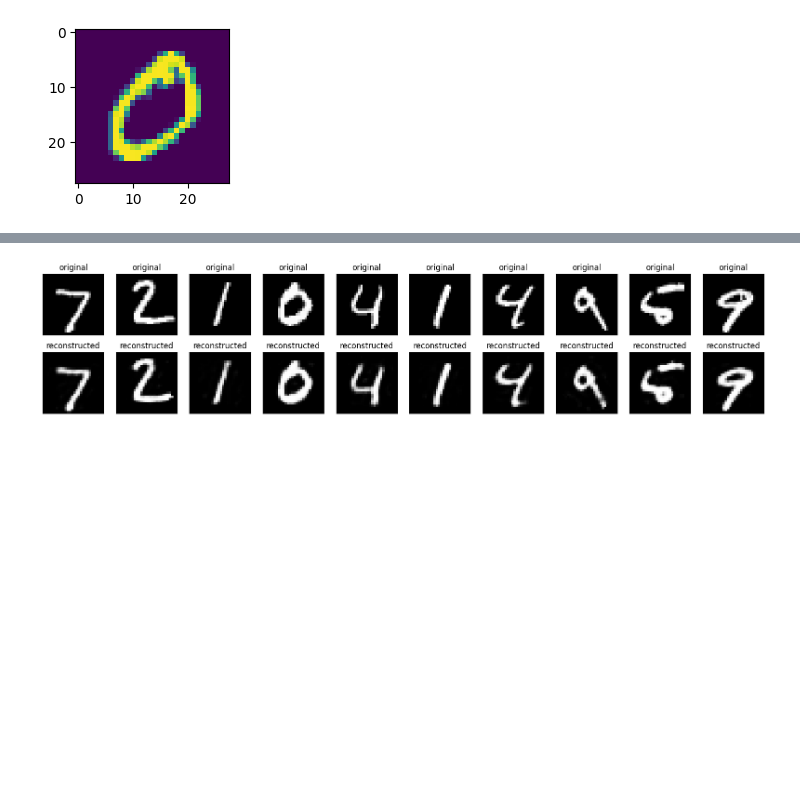
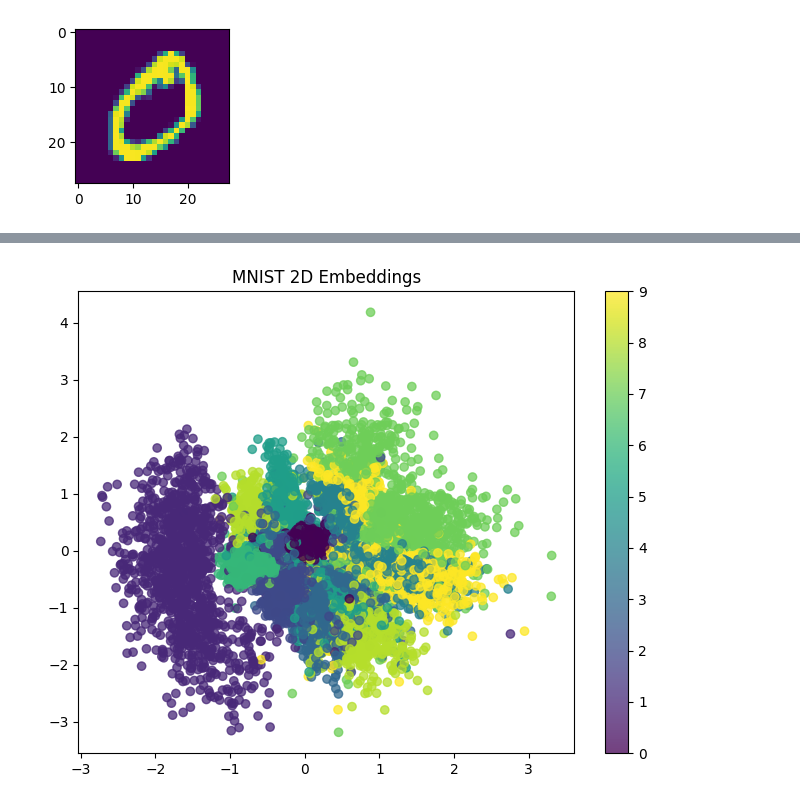
Before and after one commit to rajdeepd/bpb-vector-databases, a Jupyter notebook: chapter2/mnist_encoder_decoder_v2.ipynb, the cells around one changed output, grey strips where cells are left out. Drawn from its saved outputs; the diff is of its cells as text; code cells hidden in the pictures; blank space fills up the shorter version.

```diff
--- a/chapter2/mnist_encoder_decoder_v2.ipynb
+++ b/chapter2/mnist_encoder_decoder_v2.ipynb
@@ -107,0 +97,25 @@ Epoch 10/10
+# %%
+# Encoder - from 784->256->128->2
+inputs_flat = Input(shape=(x_tr_flat.shape[1:]))
+x_flat = Dense(n_hidden, activation='relu')(inputs_flat) # first hidden layer
+x_flat = Dense(n_hidden//2, activation='relu')(x_flat)  # second hidden layer
+
+
+# hidden state, which we will pass into the Model to get the Encoder.
+mu_flat = Dense(z_dim)(x_flat)
+log_var_flat = Dense(z_dim)(x_flat)
+z_flat = Lambda(sampling, output_shape=(z_dim,))([mu_flat, log_var_flat])
+
+#Decoder - from 2->128->256->784
+latent_inputs = Input(shape=(z_dim,))
+z_decoder1 = Dense(n_hidden//2, activation='relu')
+z_decoder2 = Dense(n_hidden, activation='relu')
+y_decoder = Dense(x_tr_flat.shape[1], activation='sigmoid')
+z_decoded = z_decoder1(latent_inputs)
+z_decoded = z_decoder2(z_decoded)
+y_decoded = y_decoder(z_decoded)
+
+decoder_flat = Model(latent_inputs, y_decoded, name="decoder_conv")
+
+
+outputs_flat = decoder_flat(z_flat)
@@ -108,25 +164,17 @@ Epoch 10/10
 # %%
 encoded_imgs = autoencoder.encoder(x_te).numpy()
 decoded_imgs = autoencoder.decoder(encoded_imgs).numpy()
-# %%
-n = 10
-plt.figure(figsize=(20, 4))
-for i in range(n):
-  # display original
-  ax = plt.subplot(2, n, i + 1)
-  plt.imshow(x_te[i])
-  plt.title("original")
-  plt.gray()
-  ax.get_xaxis().set_visible(False)
-  ax.get_yaxis().set_visible(False)
-
-  # display reconstruction
-  ax = plt.subplot(2, n, i + 1 + n)
-  plt.imshow(decoded_imgs[i])
-  plt.title("reconstructed")
-  plt.gray()
-  ax.get_xaxis().set_visible(False)
-  ax.get_yaxis().set_visible(False)
-plt.show()
-# %% [output]
-[figure, removed]
+# %%
+# Build encoders
+encoder_f = Model(inputs_flat, z_flat)  # flat encoder
+
+
+# Plot of the digit classes in the latent space
+x_te_latent = encoder_f.predict(x_te_flat, batch_size=batch_size,verbose=0)
+plt.figure(figsize=(8, 6))
+plt.scatter(x_te_latent[:, 0], x_te_latent[:, 1], c=y_te, alpha=0.75)
+plt.title('MNIST 2D Embeddings')
+plt.colorbar()
+plt.show()
+# %% [output]
+[figure, added]
```
Also changed, not shown: parts of 11 cells of this notebook.
